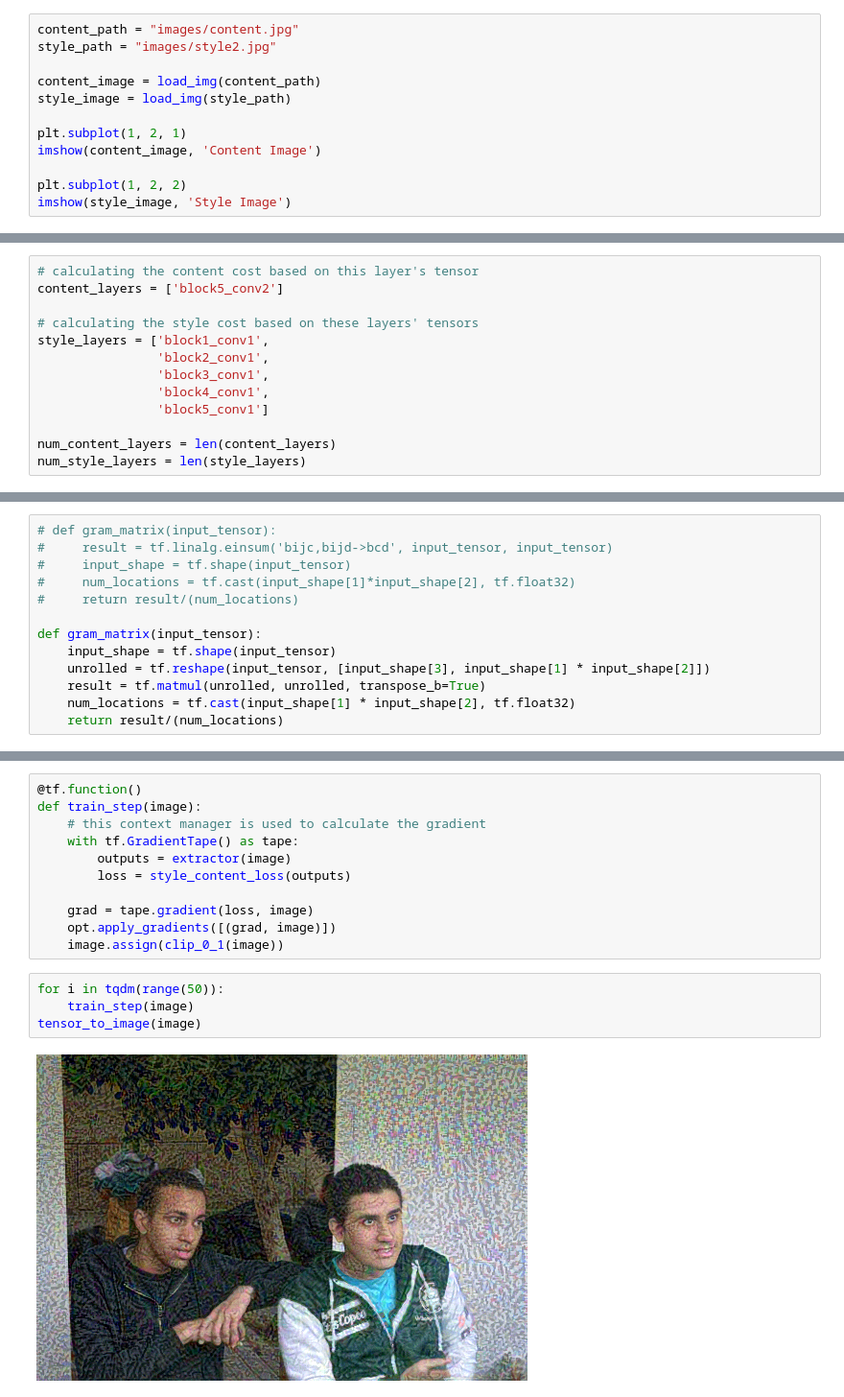
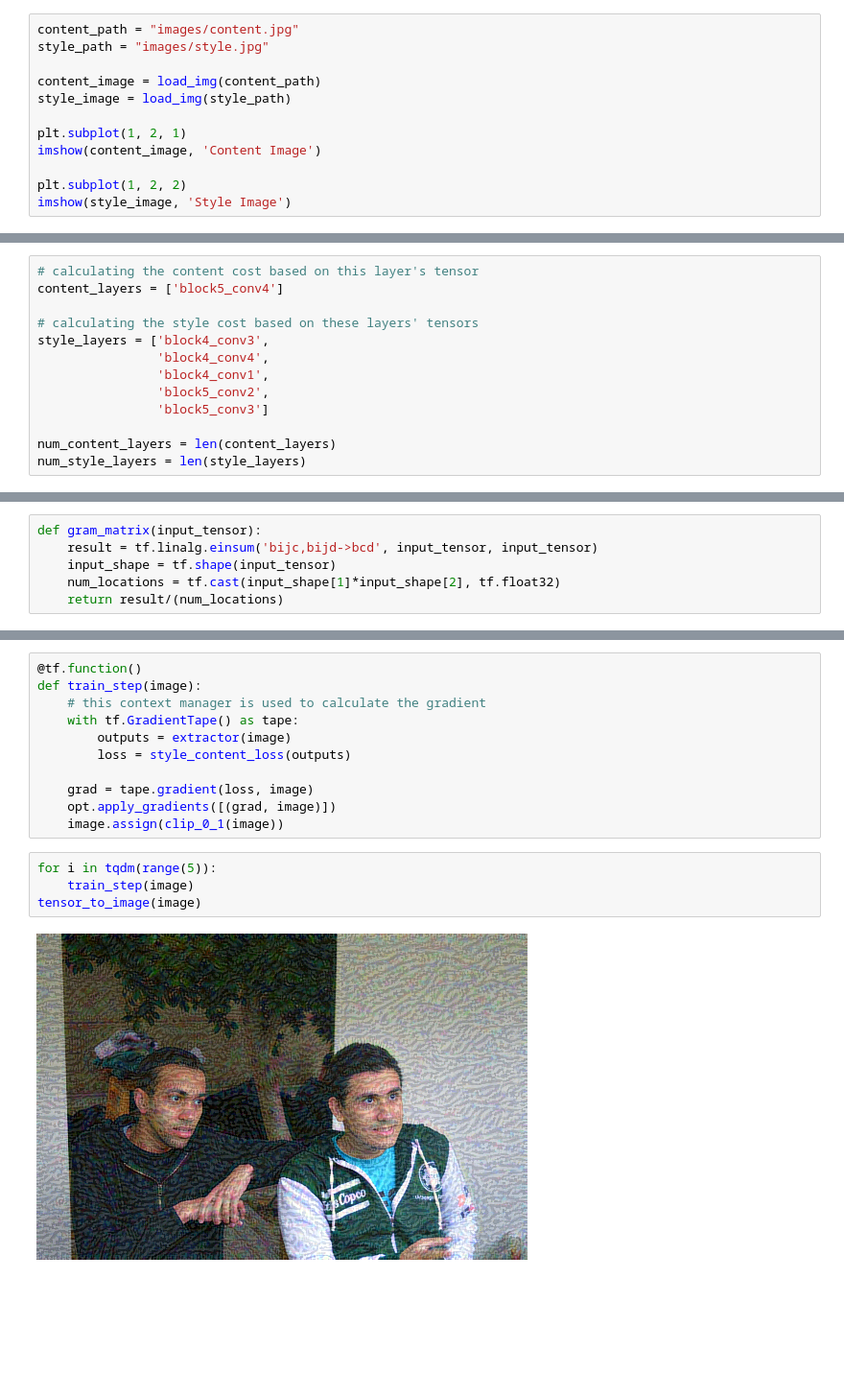
Before and after one commit to mahmoudyusof/neural-style-transfer, a Jupyter notebook: NST.ipynb, the cells around one changed output, grey strips where cells are left out. Shown at 96% size. Saved outputs shown, nothing was run; the diff lists cells and outputs as text; blank space fills up the shorter version.

```diff
--- a/NST.ipynb
+++ b/NST.ipynb
@@ -58,7 +58,7 @@ def imshow(image, title=None):
         plt.title(title)
 # %%
 content_path = "images/content.jpg"
-style_path = "images/style2.jpg"
+style_path = "images/style.jpg"
 
 content_image = load_img(content_path)
 style_image = load_img(style_path)
@@ -108,14 +108,14 @@ block5_conv4
 block5_pool
 # %%
 # calculating the content cost based on this layer's tensor
-content_layers = ['block5_conv2']
+content_layers = ['block5_conv4']
 
 # calculating the style cost based on these layers' tensors
-style_layers = ['block1_conv1',
-                'block2_conv1',
-                'block3_conv1',
+style_layers = ['block4_conv3',
+                'block4_conv4',
                 'block4_conv1',
-                'block5_conv1']
+                'block5_conv2',
+                'block5_conv3']
 
 num_content_layers = len(content_layers)
 num_style_layers = len(style_layers)
@@ -139,15 +144,8 @@ style_outputs = style_extractor(style_image*255)
 # %%
-# def gram_matrix(input_tensor):
-#     result = tf.linalg.einsum('bijc,bijd->bcd', input_tensor, input_tensor)
-#     input_shape = tf.shape(input_tensor)
-#     num_locations = tf.cast(input_shape[1]*input_shape[2], tf.float32)
-#     return result/(num_locations)
-
 def gram_matrix(input_tensor):
+    result = tf.linalg.einsum('bijc,bijd->bcd', input_tensor, input_tensor)
     input_shape = tf.shape(input_tensor)
-    unrolled = tf.reshape(input_tensor, [input_shape[3], input_shape[1] * input_shape[2]])
-    result = tf.matmul(unrolled, unrolled, transpose_b=True)
-    num_locations = tf.cast(input_shape[1] * input_shape[2], tf.float32)
+    num_locations = tf.cast(input_shape[1]*input_shape[2], tf.float32)
     return result/(num_locations)
 # %%
 # Model class
@@ -239,8 +240,8 @@ def train_step(image):
     opt.apply_gradients([(grad, image)])
     image.assign(clip_0_1(image))
 # %%
-for i in tqdm(range(50)):
+for i in tqdm(range(5)):
     train_step(image)
 tensor_to_image(image)
 # %% [output]
-[figure, old version]
+[figure, new version]
```
Also changed, not shown: parts of 13 cells of this notebook, 3 other files.
